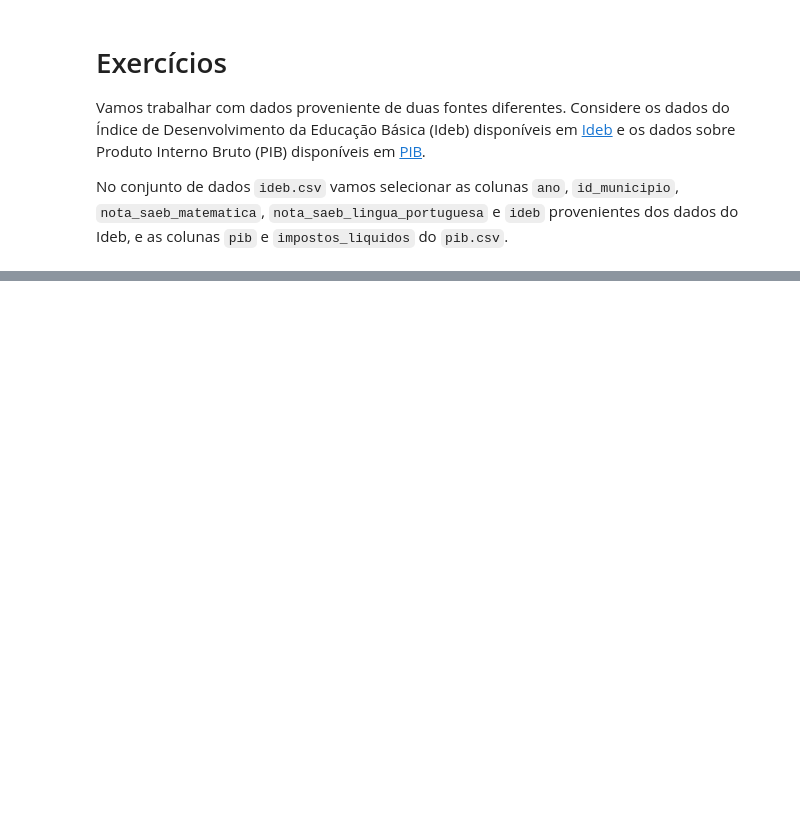
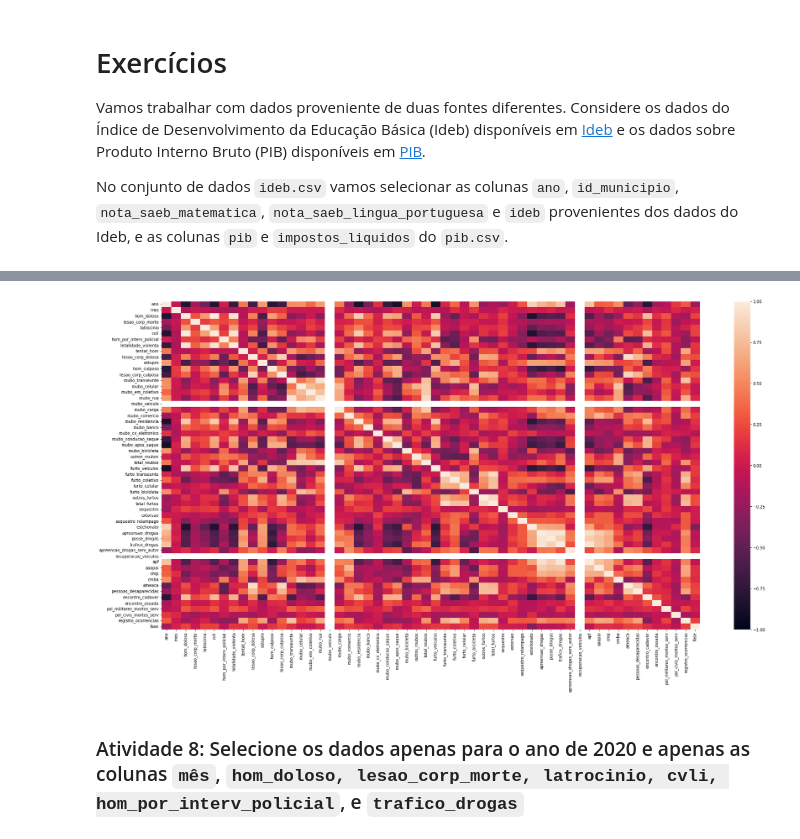
Before and after one commit to leokoki/Sirius, a Jupyter notebook: Aulas/2_Business Intelligence e Análise Estatística/1 Estatística Descritiva I/s1d4/Master_Semana1_Exercicios.ipynb, the cells around one changed output, grey strips where cells are left out. Cells and saved outputs as stored; diff of their text form; code cells hidden in the pictures; blank space fills up the shorter version.

```diff
--- a/Aulas/2_Business Intelligence e Análise Estatística/1 Estatística Descritiva I/s1d4/Master_Semana1_Exercicios.ipynb
+++ b/Aulas/2_Business Intelligence e Análise Estatística/1 Estatística Descritiva I/s1d4/Master_Semana1_Exercicios.ipynb
@@ -6,0 +167,4 @@ No conjunto de dados `ideb.csv` vamos selecionar as colunas `ano`, `id_municipio
+# %%
+# seu código
+seg_rj = pd.read_csv('seg_rj.csv')
+seg_rj.head(2)
@@ -6,0 +176,8 @@ No conjunto de dados `ideb.csv` vamos selecionar as colunas `ano`, `id_municipio
+# %%
+plt.figure(figsize=(30,15))
+ax = sns.heatmap(seg_rj.corr(), vmin=-1, vmax=1, annot=False);
+plt.show()
+# %% [output]
+[figure, added]
+# %% [markdown]
+### Atividade 8: Selecione os dados apenas para o ano de 2020 e apenas as colunas `mês`, `hom_doloso, lesao_corp_morte, latrocinio, cvli, hom_por_interv_policial`, e `trafico_drogas`
```
Also changed, not shown: parts of 52 cells of this notebook.
